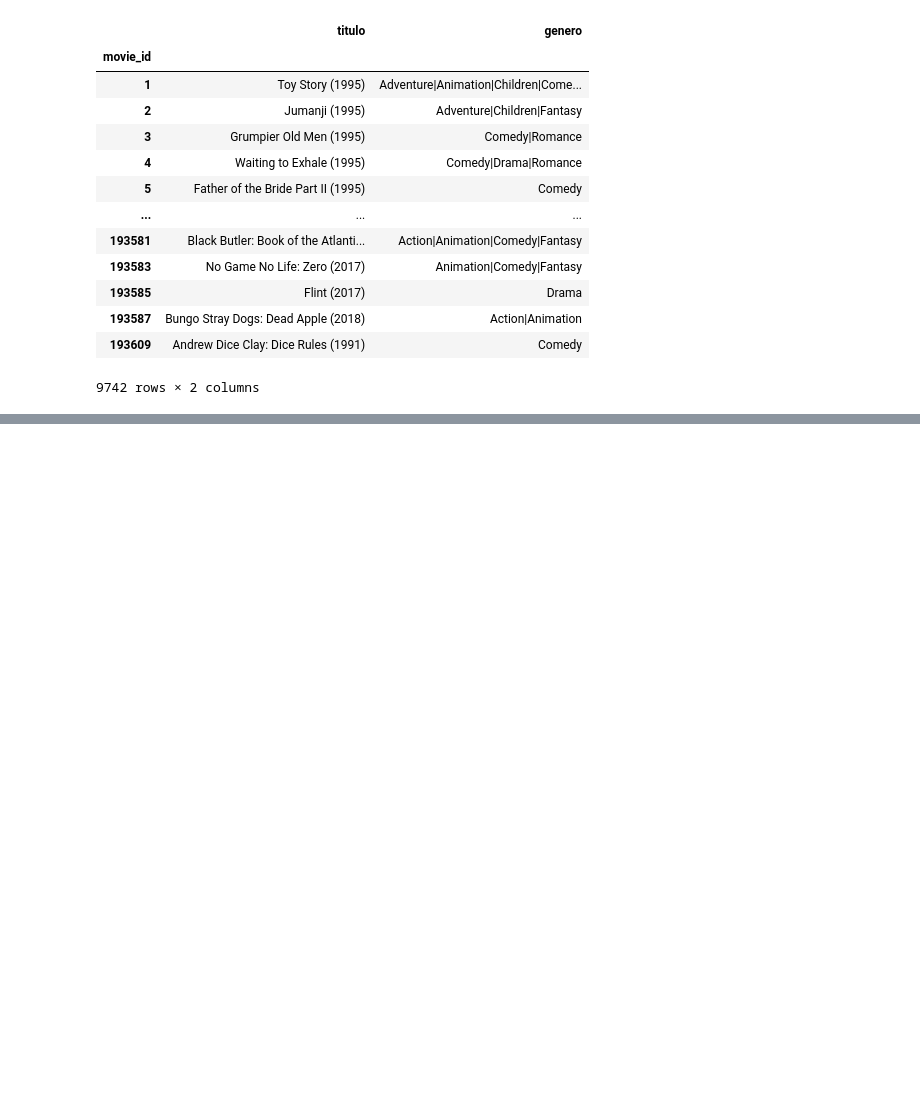
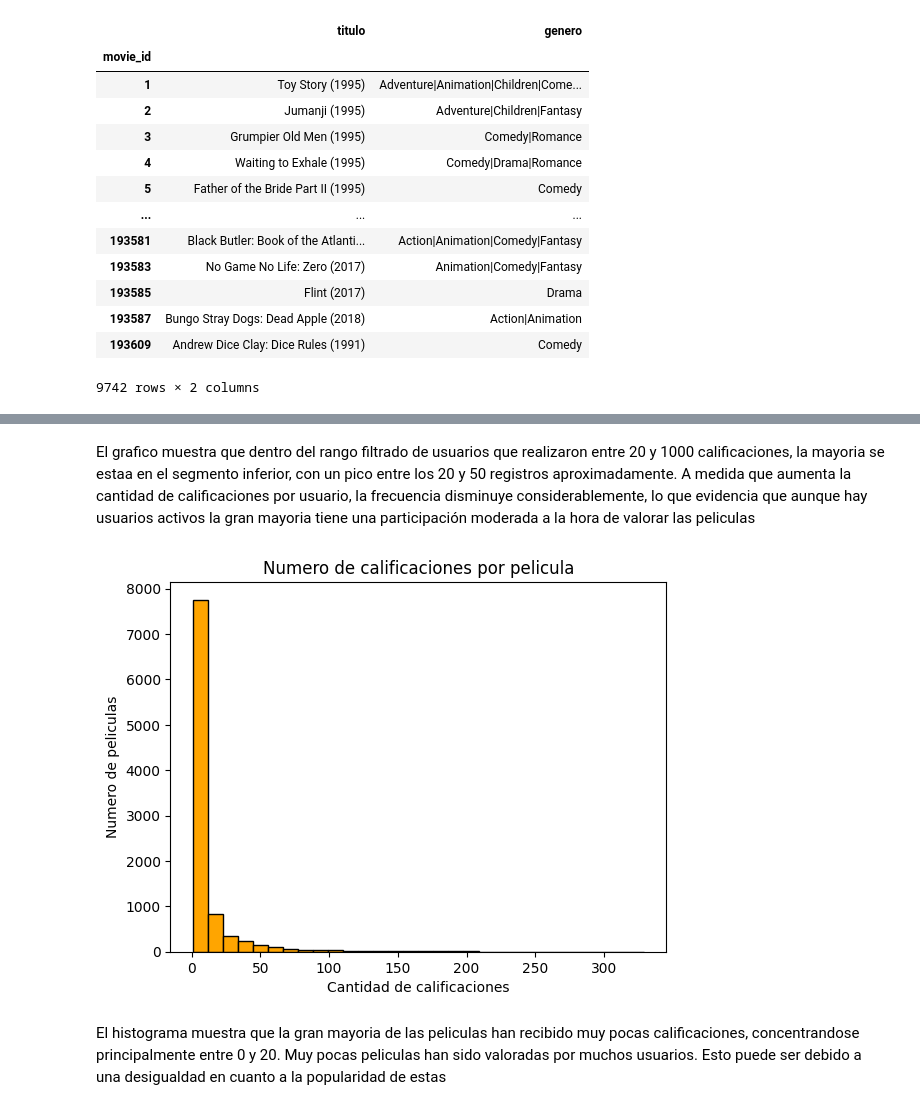
Before and after one commit to ValentinaJimenezTorres/A3_marketing, a Jupyter notebook: b_exploracion_limpieza.ipynb, the cells around one changed output, grey strips where cells are left out. Cells and saved outputs as stored; diff of their text form; code cells hidden in the pictures; blank space fills up the shorter version.

```diff
--- a/b_exploracion_limpieza.ipynb
+++ b/b_exploracion_limpieza.ipynb
@@ -277,0 +355,20 @@ df_movies
+# %% [markdown]
+El grafico muestra que dentro del rango filtrado de usuarios que realizaron entre 20 y 1000 calificaciones, la mayoria se estaa en el segmento inferior, con un pico entre los 20 y 50 registros aproximadamente. A medida que aumenta la cantidad de calificaciones por usuario, la frecuencia disminuye considerablemente, lo que evidencia que aunque hay usuarios activos la gran mayoria tiene una participación moderada a la hora de valorar las peliculas
+# %%
+# 6. Numero de calificaciones por pelicula
+cur.execute("""
+    SELECT movieId, COUNT(*) as cnt_rating
+    FROM ratings
+    GROUP BY movieId
+""")
+movie_ratings = pd.DataFrame(cur.fetchall(), columns=['movieId', 'cnt_rating'])
+
+plt.hist(movie_ratings['cnt_rating'], bins=30, color='orange', edgecolor='black')
+plt.title('Numero de calificaciones por pelicula')
+plt.xlabel('Cantidad de calificaciones')
+plt.ylabel('Numero de peliculas')
+plt.show()
+# %% [output]
+[figure, added]
+# %% [markdown]
+El histograma muestra que la gran mayoria de las peliculas han recibido muy pocas calificaciones, concentrandose principalmente entre 0 y 20. Muy pocas peliculas han sido valoradas por muchos usuarios. Esto puede ser debido a una desigualdad en cuanto a la popularidad de estas
```
Also changed, not shown: parts of 14 cells of this notebook.
